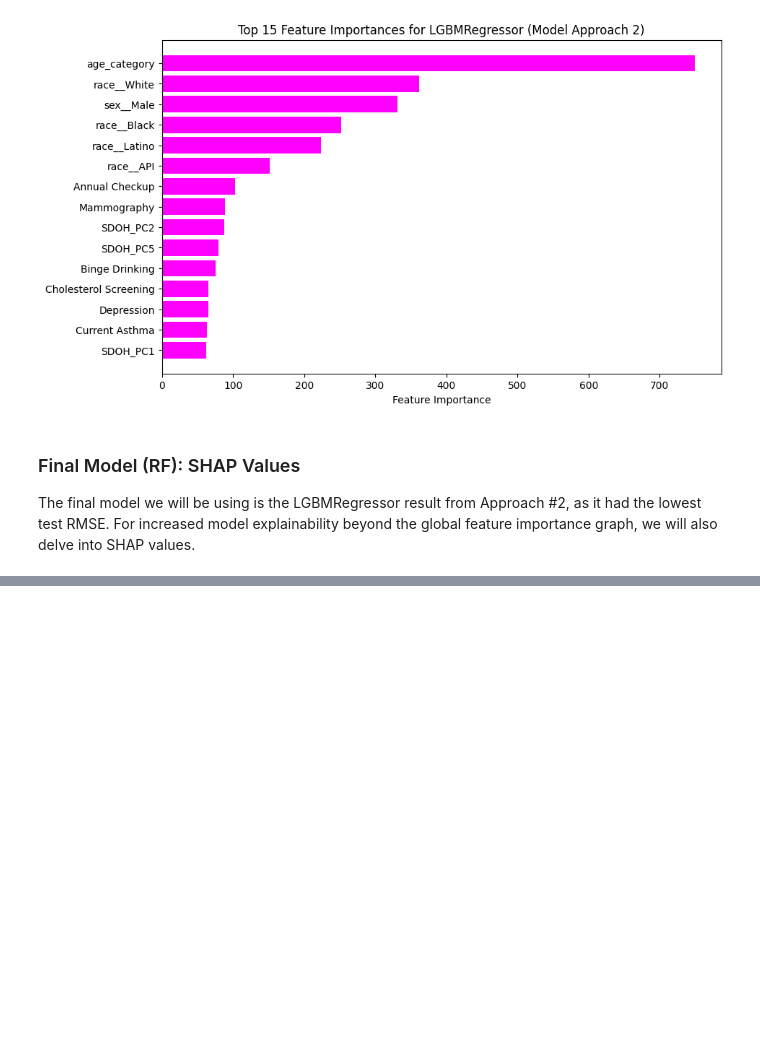
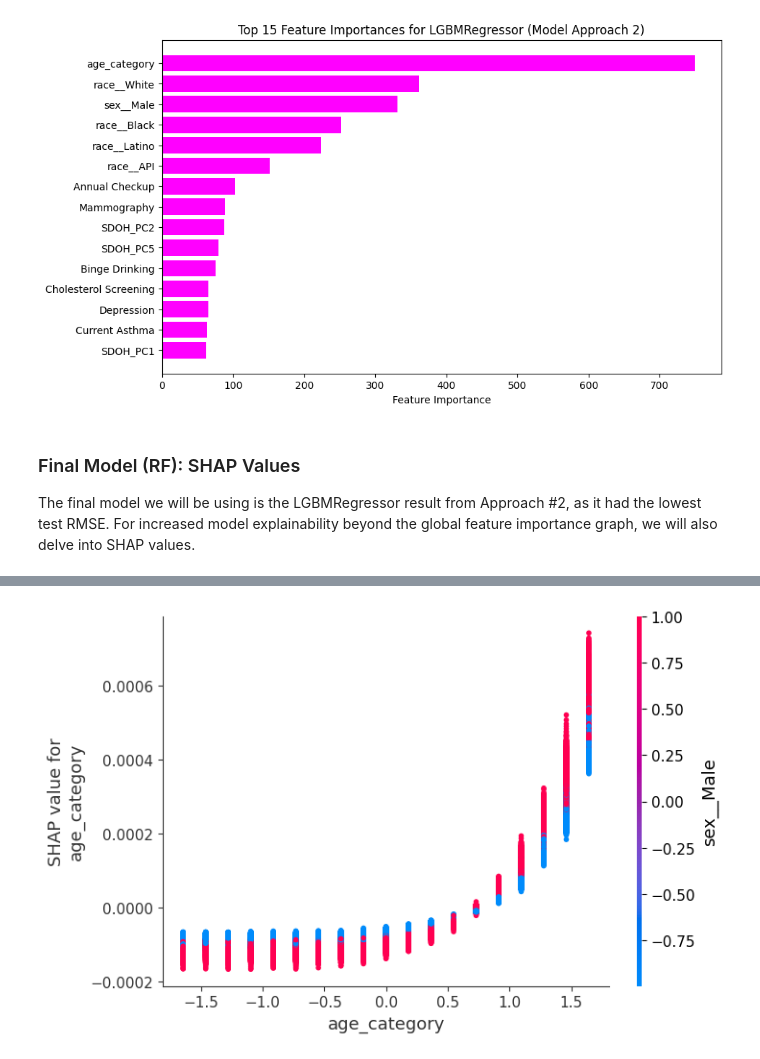
Before and after one commit to shailja-somani-0/ADS-599-Capstone, a Jupyter notebook: Jupyter_Notebooks/3_Modeling.ipynb, the cells around one changed output, grey strips where cells are left out. Saved outputs shown, nothing was run; the diff lists cells and outputs as text; code cells hidden in the pictures; blank space fills up the shorter version.

```diff
--- a/Jupyter_Notebooks/3_Modeling.ipynb
+++ b/Jupyter_Notebooks/3_Modeling.ipynb
@@ -788,0 +795,6 @@ shap.summary_plot(shap_values, X_test_1)
+# %%
+# Dependence plot for a specific feature (in this case, the most important one)
+most_important_feature = X_test_2.columns[np.argmax(np.abs(shap_values).mean(0))]
+shap.dependence_plot(most_important_feature, shap_values, X_test_2)
+# %% [output]
+[figure, added]
```
Also changed, not shown: parts of 45 cells of this notebook.
